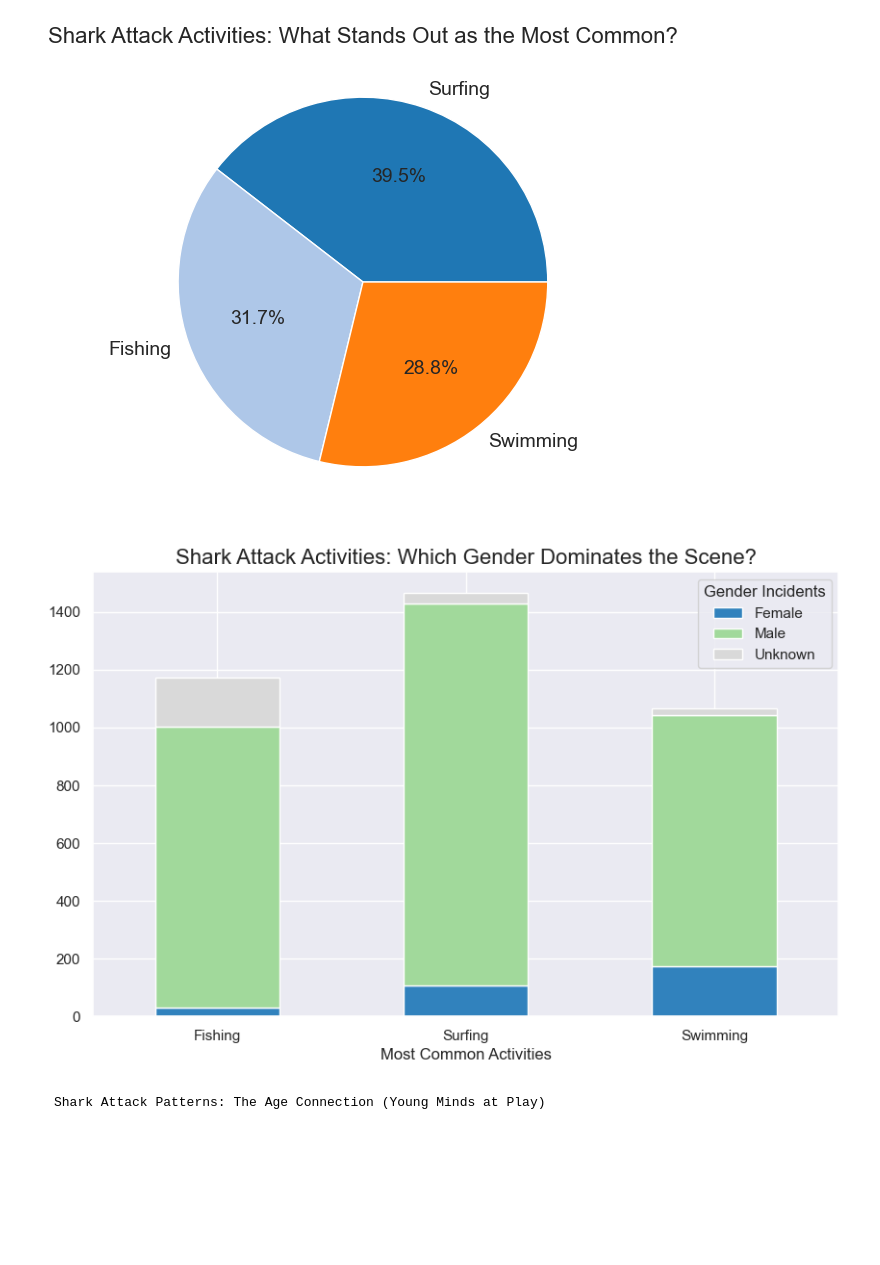
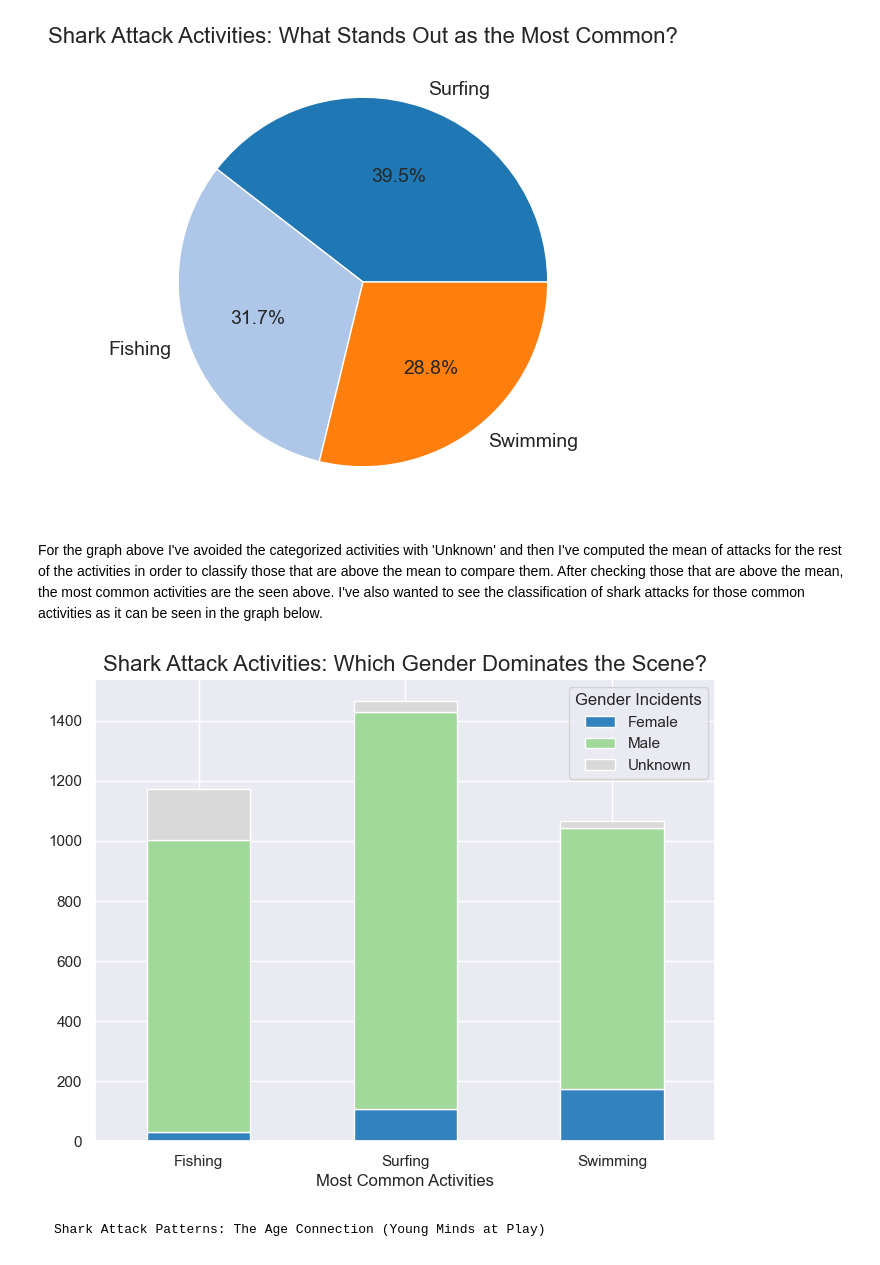
Before and after one commit to niniet98/PROJECT-I, a Jupyter notebook: src/visualization.ipynb, the cells around one changed output. Saved outputs shown, nothing was run; the diff lists cells and outputs as text; code cells hidden in the pictures; blank space fills up the shorter version.

```diff
--- a/src/visualization.ipynb
+++ b/src/visualization.ipynb
@@ -78,18 +73,21 @@ plt.savefig(f'../images/most_common_activity.png', bbox_inches='tight')
 plt.show()
 # %% [output]
 [figure]
+# %% [markdown]
+For the graph above I've avoided the categorized activities with 'Unknown' and then I've computed the mean of attacks for the rest of the activities in order to classify those that are above the mean to compare them. After checking those that are above the mean, the most common activities are the seen above. I've also wanted to see the classification of shark attacks for those common activities as it can be seen in the graph below.
 # %%
-sns.set(rc={"figure.figsize": (10, 6)})
+sns.set(rc={"figure.figsize": (8, 6)})
 grouped = shark_attacks_filtered.groupby(['clean_activity', 'clean_sex']).size().unstack()
 grouped.plot(kind='bar', stacked=True, colormap='tab20c')
 plt.title('Shark Attack Activities: Which Gender Dominates the Scene?', fontsize=16)
 plt.xlabel('Most Common Activities')
 plt.ylabel('')
 plt.xticks(rotation=0)
 plt.legend(labels=["Female", "Male", "Unknown"], title="Gender Incidents")
+plt.savefig(f'../images/most_common_activity_sex.png', bbox_inches='tight')
 plt.show()
 # %% [output]
-[figure, old version]
+[figure, new version]
 # %% [markdown]
     Shark Attack Patterns: The Age Connection (Young Minds at Play)
 # %%
```
Also changed, not shown: parts of 3 cells of this notebook, 7 other files.
